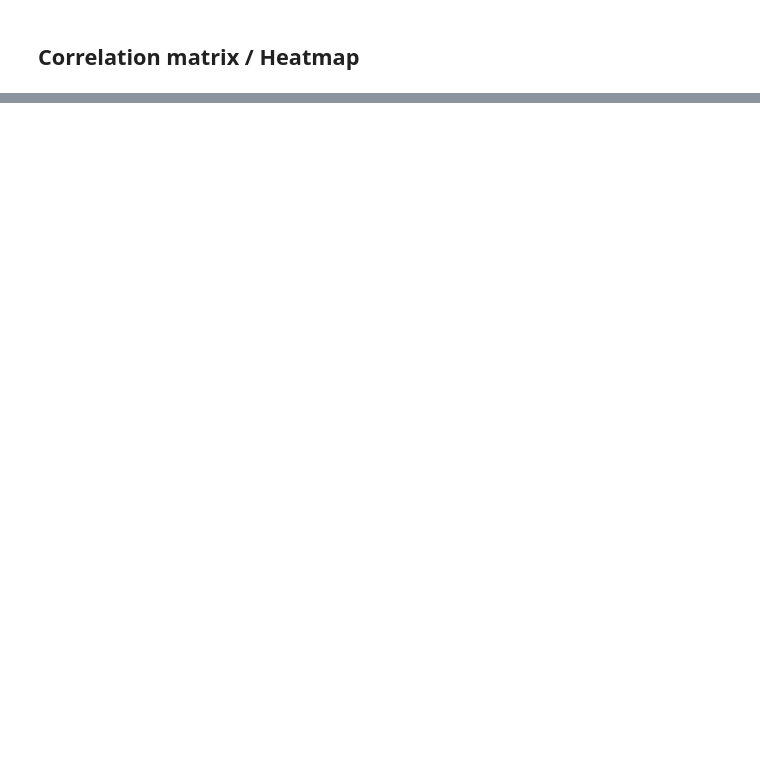
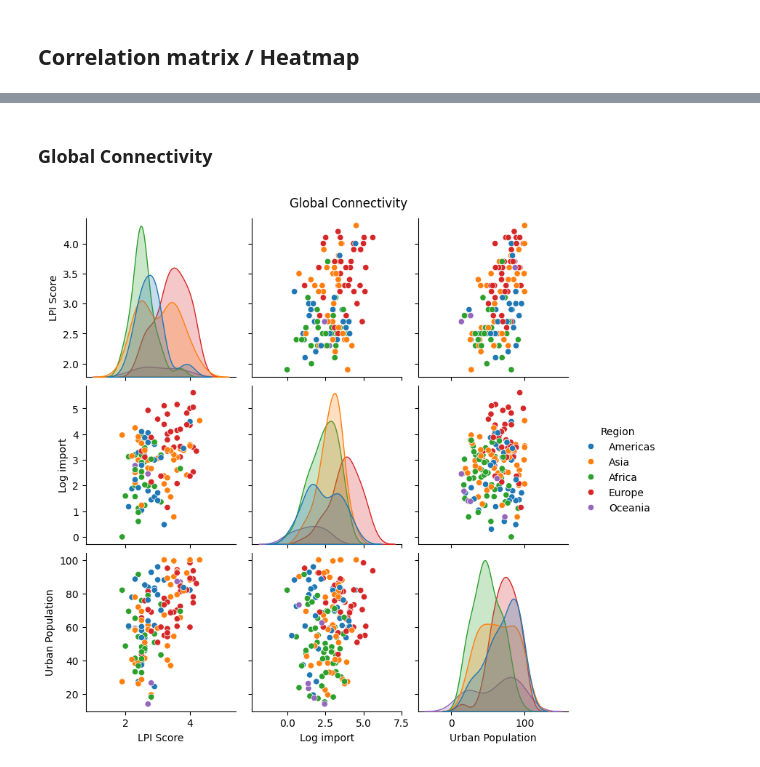
Before and after one commit to YoannAsl/ml-learning-project-1, a Jupyter notebook: visualization.ipynb, the cells around one changed output, grey strips where cells are left out. Cells and saved outputs as stored; diff of their text form; code cells hidden in the pictures; blank space fills up the shorter version.

Commit message:
reformat notebooks, improve pairplots, and add documentation

```diff
--- a/visualization.ipynb
+++ b/visualization.ipynb
@@ -23,0 +46,19 @@ plt.show()
+# %% [markdown]
+### Global Connectivity
+# %%
+frame2 = df.copy()
+frame2["Log import"] = np.log10(frame2["Import"])
+cols_to_keep2 = [
+    "LPI Score",
+    "Log import",
+    "Urban population (% of total population)",
+    "Region",
+]
+rename_map = {
+    "Urban population (% of total population)": "Urban Population",
+}
+g = sns.pairplot(frame2[cols_to_keep2].rename(columns=rename_map), hue="Region")
+g.figure.suptitle("Global Connectivity", y=1.02)
+plt.show()
+# %% [output]
+[figure, added]
```
Also changed, not shown: parts of 7 cells of this notebook, 1 other file.
